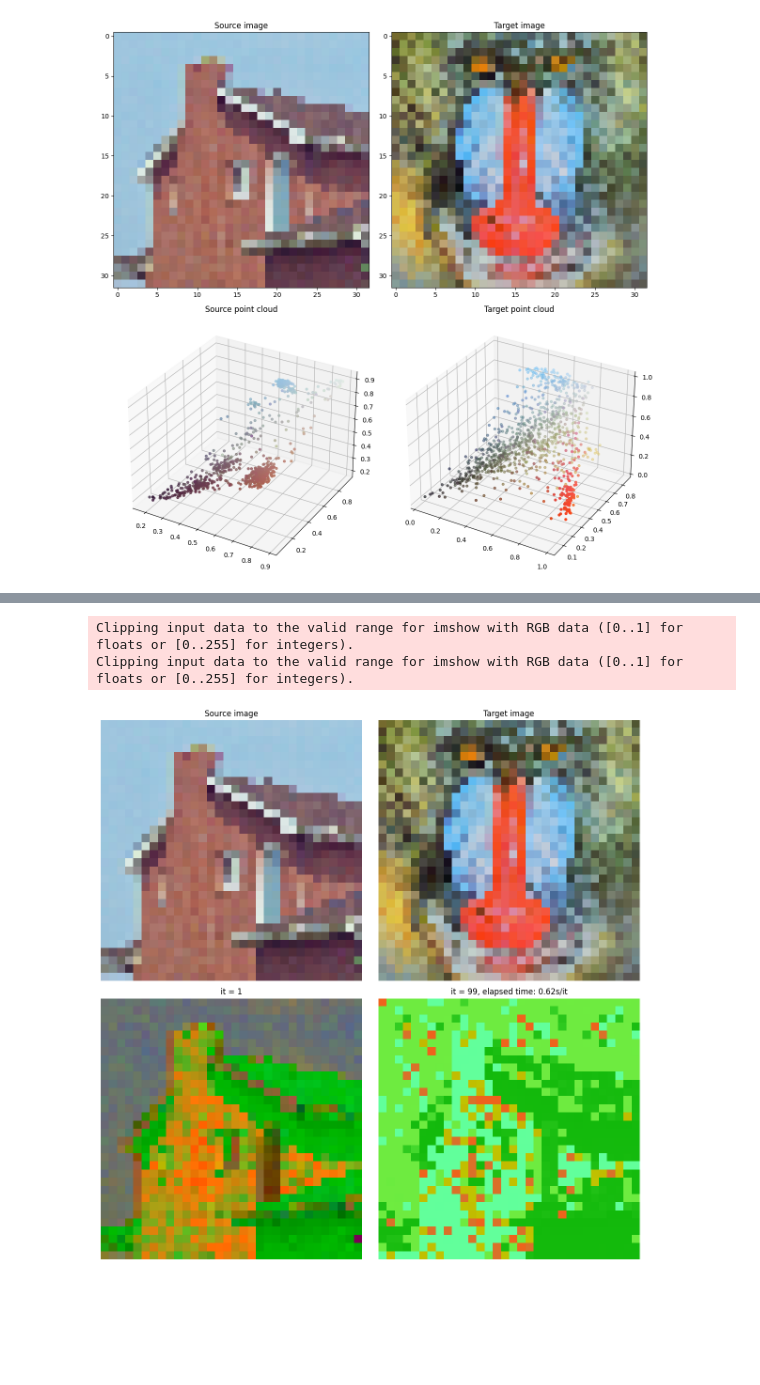
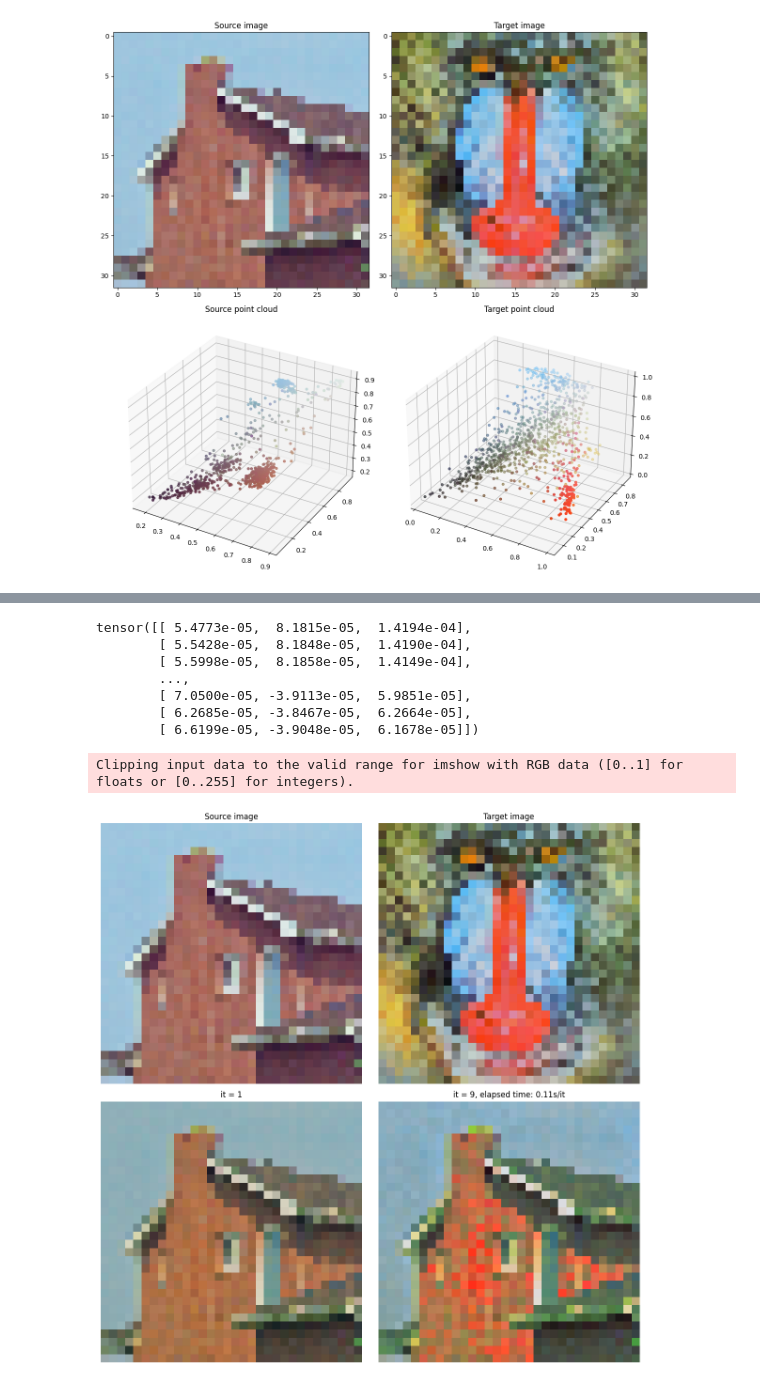
Before and after one commit to hrnggg/ot_cv, a Jupyter notebook: notebook/color_transfer.ipynb, the cells around one changed output, grey strips where cells are left out. Drawn from its saved outputs; the diff is of its cells as text; code cells hidden in the pictures; blank space fills up the shorter version.

```diff
--- a/notebook/color_transfer.ipynb
+++ b/notebook/color_transfer.ipynb
@@ -60,7 +95,20 @@ plt.tight_layout()
+# %%
+x_i2 = X_i.clone()
+x_i2.requires_grad = True
+loss2 = loss_fn(x_i2, y_j)
+[grad] = torch.autograd.grad(loss2, [x_i2])
+print(grad)
+# %% [output]
+tensor([[ 5.4773e-05,  8.1815e-05,  1.4194e-04],
+        [ 5.5428e-05,  8.1848e-05,  1.4190e-04],
+        [ 5.5998e-05,  8.1858e-05,  1.4149e-04],
+        ...,
+        [ 7.0500e-05, -3.9113e-05,  5.9851e-05],
+        [ 6.2685e-05, -3.8467e-05,  6.2664e-05],
+        [ 6.6199e-05, -3.9048e-05,  6.1678e-05]])
 # %%
-def color_transfer_simple(loss_func, lr=1.0):
-    num_steps = 11
-    display_its = [1, 10]
+def color_transfer(loss_fn, num_steps=10, lr=1.0):
+    display_its = [1, num_steps - 1]
 
     x_i, y_j = X_i.clone(), Y_j.clone()
     x_i.requires_grad = True
@@ -78,14 +126,9 @@ def color_transfer_simple(loss_func, lr=1.0):
     ax.set_title("Target image")
     ax.axis("off")
 
-    optimizer = optim.SGD([x_i], lr=lr)
+    # optimizer = optim.SGD([x_i], lr=lr)
 
     for i in range(num_steps):
-        loss = loss_func(x_i, y_j)
-
-        optimizer.zero_grad()
-        loss.backward()
-
         if i in display_its:  # display
             ax = plt.subplot(2, 2, k)
             display_image(ax, x_i)
@@ -93,10 +136,22 @@ def color_transfer_simple(loss_func, lr=1.0):
             k = k + 1
             ax.axis("off")
 
-        optimizer.step()
+        loss = loss_fn(x_i, y_j)
+
+        # optimizer.zero_grad()
+        if x_i.grad:
+            x_i.grad.zero_()
+
+        loss.backward()
+
+        # optimizer.step()
+        # ↑ (x_i - lr * x_i.grad).detach().requires_grad_()に相当、x_iの長さを乗算しないと更新による変化が微小すぎる
+        x_i = (x_i - lr * len(x_i) * x_i.grad).detach().requires_grad_()
 
     plt.title(
-        "it = {}, elapsed time: {:.2f}s/it".format(i, (time.time() - t_0) / num_steps)
+        "it = {}, elapsed time: {:.2f}s/it".format(
+            display_its[-1], (time.time() - t_0) / num_steps
+        )
     )
     plt.tight_layout()
 # %%
@@ -177,10 +243,10 @@ def color_transfer(lr=1.0, eps=0.2):
 # %%
 # eps = blur^p
 # blur: 0.05
 # p: 2
-# color_transfer(eps=0.05**2) # black
-color_transfer(eps=0.1)
+# color_transfer_sinkhorn(eps=0.05**2) # black
+# color_transfer_sinkhorn(num_steps=10, eps=0.2)
+color_transfer(SamplesLoss("sinkhorn", blur=0.3))
 # %% [output]
 Clipping input data to the valid range for imshow with RGB data ([0..1] for floats or [0..255] for integers).
-Clipping input data to the valid range for imshow with RGB data ([0..1] for floats or [0..255] for integers).
-[figure, old version]
+[figure, new version]
```
Also changed, not shown: parts of 6 cells of this notebook, 1 other file.
